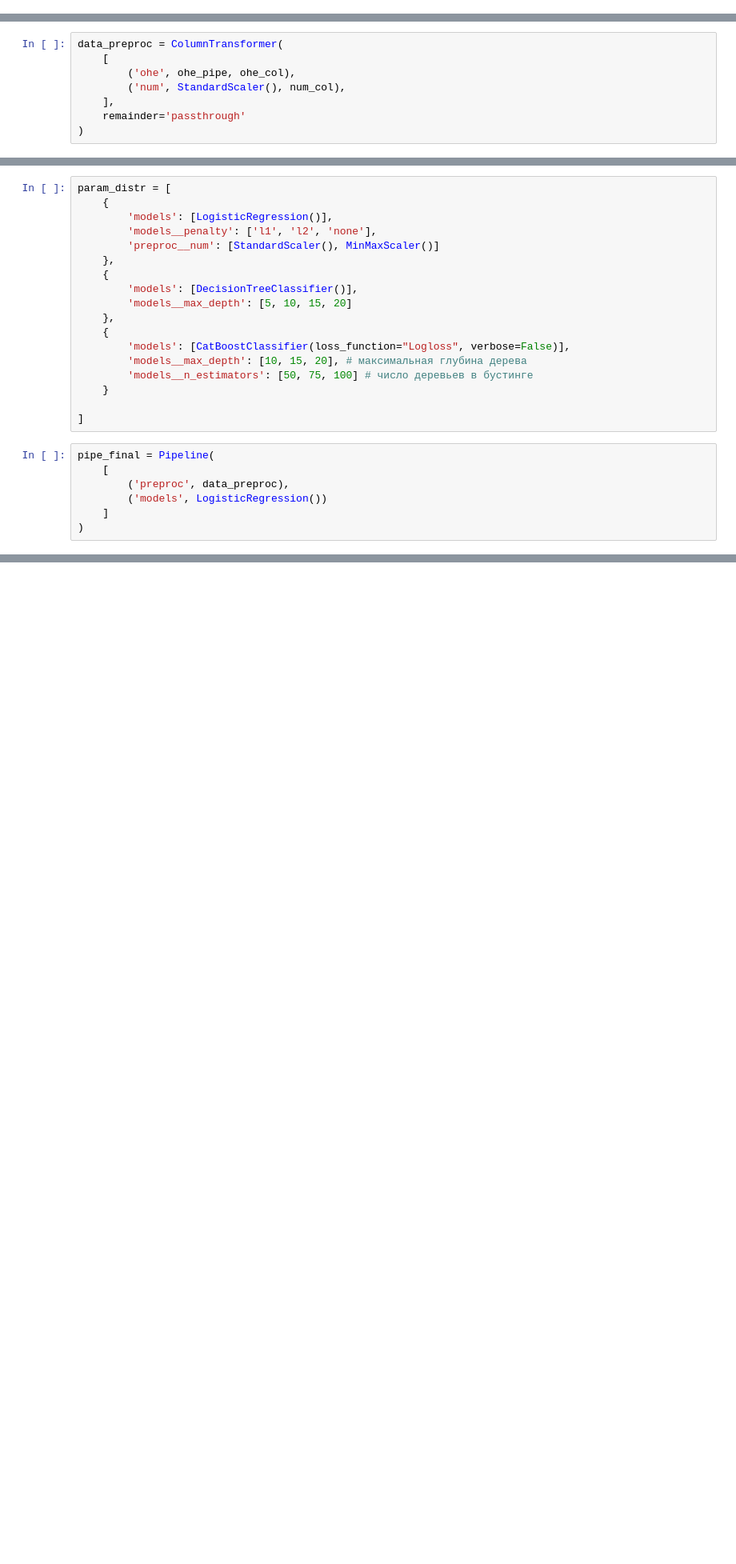
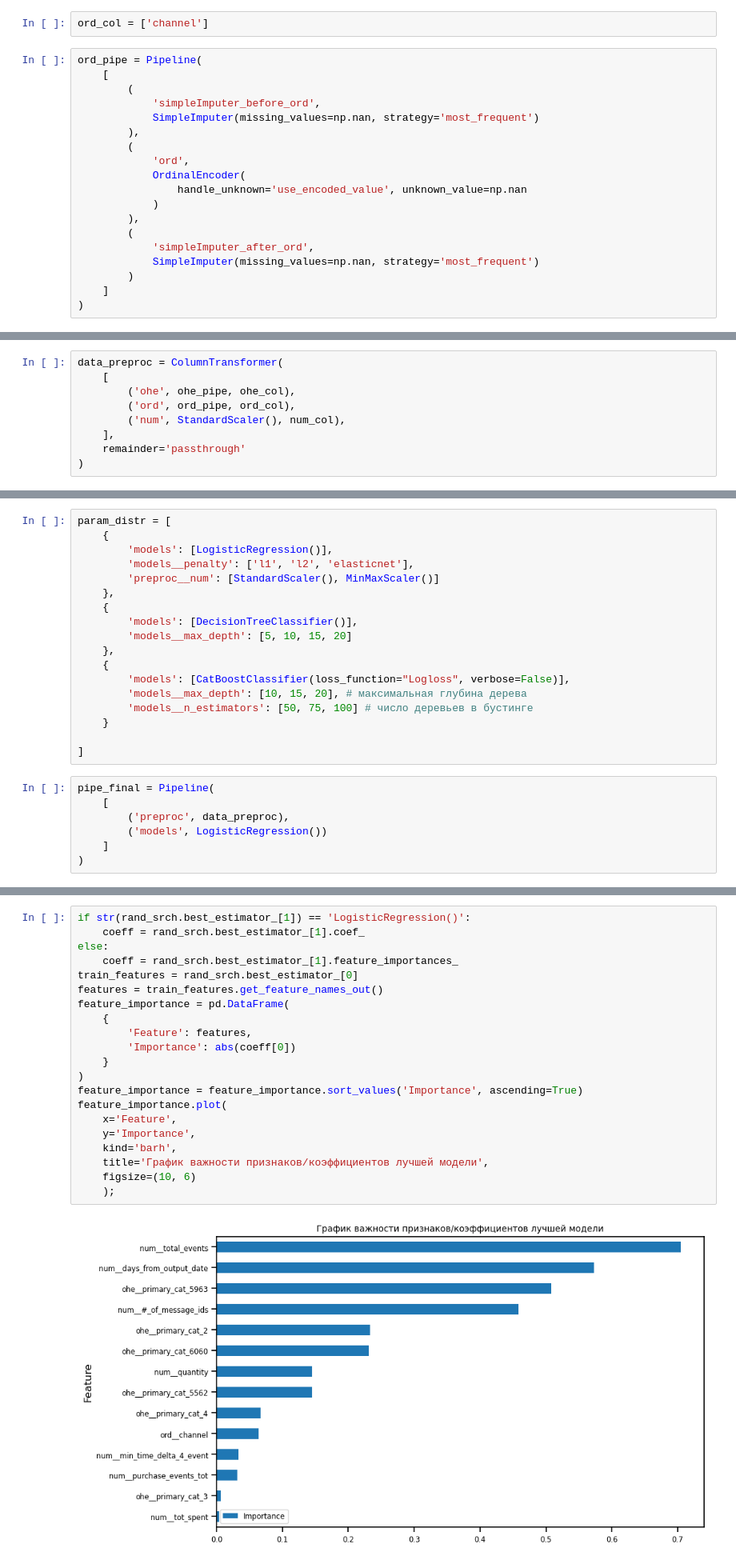
Before and after one commit to searcherm1/Skillbox_2_Marketing, a Jupyter notebook: Skillbox_2_customer_activity.ipynb, the cells around one changed output, grey strips where cells are left out. Shown at 80% size. Saved outputs shown, nothing was run; the diff lists cells and outputs as text; blank space fills up the shorter version.

Commit message:
Add files via upload
Added feature importance for best model. Updated code.

```diff
--- a/Skillbox_2_customer_activity.ipynb
+++ b/Skillbox_2_customer_activity.ipynb
@@ -834,12 +930,34 @@ ohe_pipe = Pipeline(
       )
     ]
 )
+# %%
+ord_col = ['channel']
+# %%
+ord_pipe = Pipeline(
+    [
+        (
+            'simpleImputer_before_ord',
+            SimpleImputer(missing_values=np.nan, strategy='most_frequent')
+        ),
+        (
+            'ord',
+            OrdinalEncoder(
+                handle_unknown='use_encoded_value', unknown_value=np.nan
+            )
+        ),
+        (
+            'simpleImputer_after_ord',
+            SimpleImputer(missing_values=np.nan, strategy='most_frequent')
+        )
+    ]
+)
 # %%
 num_col = ['total_events', '#_of_message_ids', 'purchase_events_tot', 'min_time_delta_4_event', 'days_from_output_date', 'quantity', 'tot_spent']
 # %%
 data_preproc = ColumnTransformer(
     [
         ('ohe', ohe_pipe, ohe_col),
+        ('ord', ord_pipe, ord_col),
         ('num', StandardScaler(), num_col),
     ],
     remainder='passthrough'
@@ -850,7 +970,7 @@ data_preproc = ColumnTransformer(
 param_distr = [
     {
         'models': [LogisticRegression()],
-        'models__penalty': ['l1', 'l2', 'none'],
+        'models__penalty': ['l1', 'l2', 'elasticnet'],
         'preproc__num': [StandardScaler(), MinMaxScaler()]
     },
     {
@@ -893,0 +1078,23 @@ print(f'Метрика ROC AUC для валидационной выборки
+# %%
+if str(rand_srch.best_estimator_[1]) == 'LogisticRegression()':
+    coeff = rand_srch.best_estimator_[1].coef_
+else:
+    coeff = rand_srch.best_estimator_[1].feature_importances_
+train_features = rand_srch.best_estimator_[0]
+features = train_features.get_feature_names_out()
+feature_importance = pd.DataFrame(
+    {
+        'Feature': features,
+        'Importance': abs(coeff[0])
+    }
+)
+feature_importance = feature_importance.sort_values('Importance', ascending=True)
+feature_importance.plot(
+    x='Feature',
+    y='Importance',
+    kind='barh',
+    title='График важности признаков/коэффициентов лучшей модели',
+    figsize=(10, 6)
+    );
+# %% [output]
+[figure, added]
```
Also changed, not shown: parts of 22 cells of this notebook.
